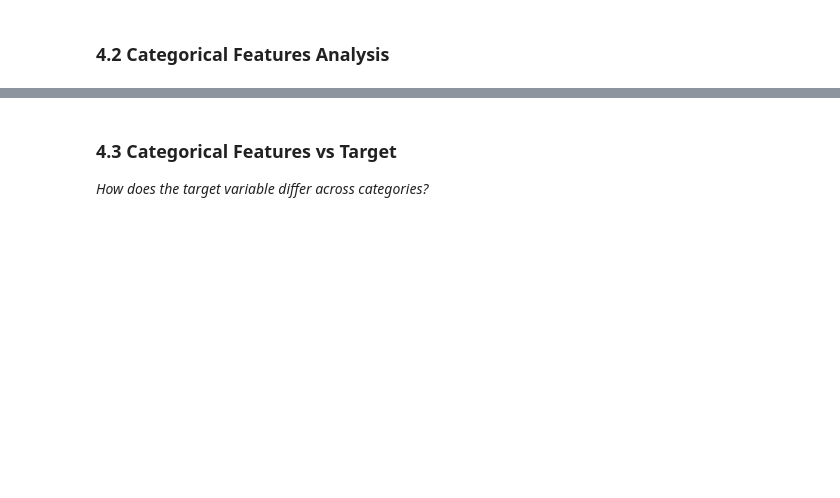
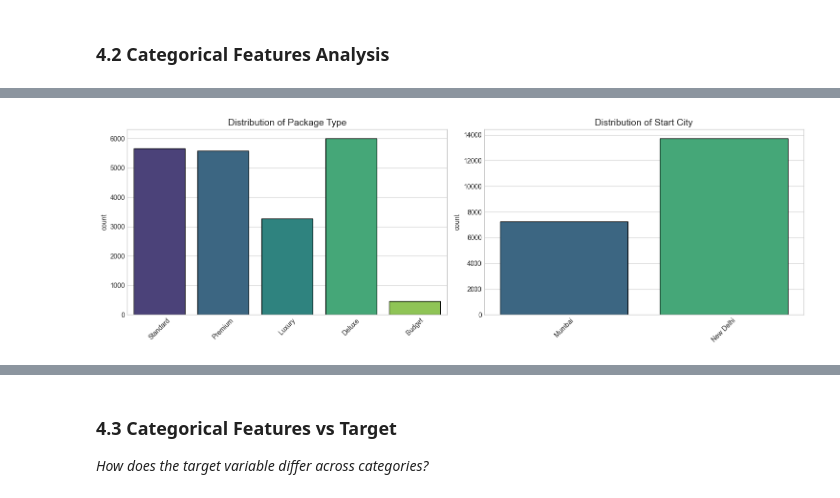
Before and after one commit to Frankmo89/AI-Travel-Package-Predictor, a Jupyter notebook: notebooks/01_problem_statement_and_eda.ipynb, the cells around one changed output, grey strips where cells are left out. Saved outputs shown, nothing was run; the diff lists cells and outputs as text; code cells hidden in the pictures; blank space fills up the shorter version.

Commit message:
Complete Checkpoint 2: EDA, data cleaning, and feature engineering

```diff
--- a/notebooks/01_problem_statement_and_eda.ipynb
+++ b/notebooks/01_problem_statement_and_eda.ipynb
@@ -593,3 +624,17 @@ else:
 # Store result in: categorical_cols
 
 # YOUR CODE HERE:
+
+# Get list of categorical columns
+categorical_cols = df.select_dtypes(include=['object', 'category']).columns.tolist()
+
+# Print the count and list
+print(f"Categorical Features Count: {len(categorical_cols)}")
+print(f"Categorical Features: {categorical_cols}\n")
+
+# Loop through each column to see details
+
+for col in categorical_cols:
+    print(f"Analysis for: {col}")
+    print(f"Unique Values: {df[col].nunique()}")
+    print(f"Top 10 Value Counts:\n{df[col].value_counts().head(10)}\n")
@@ -596,25 +671,72 @@ else:
 # %%
 # Visualize categorical features (for columns with reasonable number of categories)
-cat_cols_to_plot = [col for col in categorical_cols if df[col].nunique() <= 10]
+#cat_cols_to_plot = [col for col in categorical_cols if df[col].nunique() <= 10]
 
+#if cat_cols_to_plot:
+ #   n_cols = 2
+  #  n_rows = (len(cat_cols_to_plot) + n_cols - 1) // n_cols
+
+   # fig, axes = plt.subplots(n_rows, n_cols, figsize=(14, 4*n_rows))
+    #axes = axes.flatten() if n_rows > 1 else [axes] if len(cat_cols_to_plot) == 1 else axes
+
+    #for i, col in enumerate(cat_cols_to_plot):
+     #   df[col].value_counts().plot(kind='bar', ax=axes[i], edgecolor='black')
+      #  axes[i].set_title(col)
+       # axes[i].set_xlabel('')
+        #axes[i].tick_params(axis='x', rotation=45)
+
+    # Hide empty subplots
+    #for j in range(len(cat_cols_to_plot), len(axes)):
+        #axes[j].set_visible(False)
+
+    #plt.tight_layout()
+    #plt.show()
+#else:
+ #   print("No categorical columns with ≤10 unique values to plot.")
+
+
+
+
+# Visualize categorical features
+# We exclude 'Cancellation Rules' and 'Itinerary' because the text is too long for a graph
+excluded_cols = ['Cancellation Rules', 'Itinerary']
+
+# Create a list of columns to plot:
+# 1. Must have 10 or fewer unique values
+# 2. Must NOT be in the excluded list
+cat_cols_to_plot = [col for col in categorical_cols
+                    if df[col].nunique() <= 10
+                    and col not in excluded_cols]
+
+# Check if we have columns to plot
 if cat_cols_to_plot:
+    # Calculate how many rows and columns we need for the grid
     n_cols = 2
     n_rows = (len(cat_cols_to_plot) + n_cols - 1) // n_cols
 
-    fig, axes = plt.subplots(n_rows, n_cols, figsize=(14, 4*n_rows))
-    axes = axes.flatten() if n_rows > 1 else [axes] if len(cat_cols_to_plot) == 1 else axes
+    # Set up the figure size
+    fig, axes = plt.subplots(n_rows, n_cols, figsize=(15, 5 * n_rows))
 
+    # Flatten axes to make it easier to loop through
+    if n_rows * n_cols > 1:
+        axes = axes.flatten()
+    else:
+        axes = [axes]
+
+    # Loop through the columns and create the graphs
     for i, col in enumerate(cat_cols_to_plot):
-        df[col].value_counts().plot(kind='bar', ax=axes[i], edgecolor='black')
-        axes[i].set_title(col)
+        sns.countplot(data=df, x=col, ax=axes[i], palette='viridis', edgecolor='black')
+        axes[i].set_title(f'Distribution of {col}', fontsize=14)
         axes[i].set_xlabel('')
         axes[i].tick_params(axis='x', rotation=45)
 
     # Hide empty subplots
     for j in range(len(cat_cols_to_plot), len(axes)):
-        axes[j].set_visible(False)
+        fig.delaxes(axes[j])
 
     plt.tight_layout()
     plt.show()
 else:
-    print("No categorical columns with ≤10 unique values to plot.")
+    print("No valid categorical columns to plot.")
+# %% [output]
+[figure, added]
```
Also changed, not shown: parts of 65 cells of this notebook, 1 other file.
